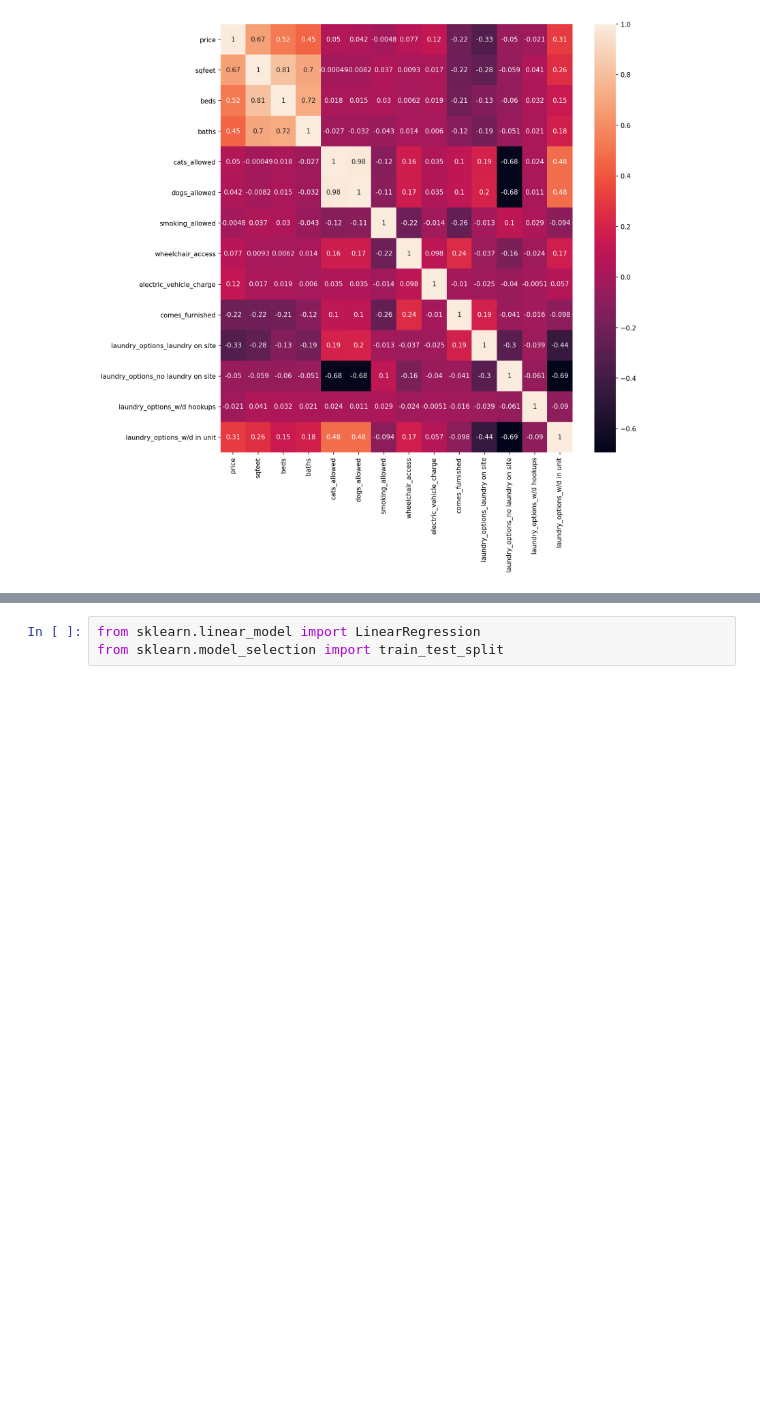
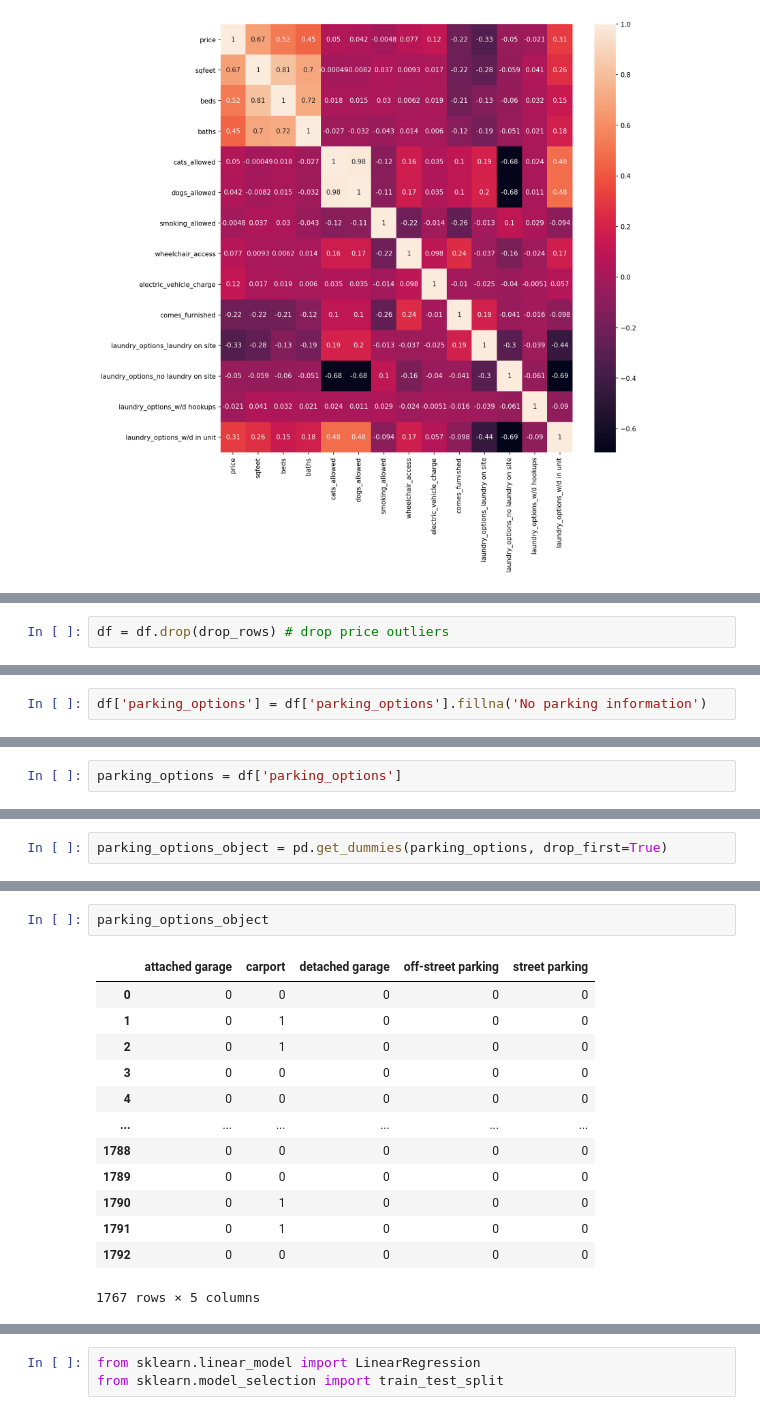
Before and after one commit to CKHarrison/phoenix-rent-predictor, a Jupyter notebook: housing.ipynb, the cells around one changed output, grey strips where cells are left out. Cells and saved outputs as stored; diff of their text form; blank space fills up the shorter version.

```diff
--- a/housing.ipynb
+++ b/housing.ipynb
@@ -282,0 +335,2 @@ sns.heatmap(final_df.corr(), annot=True)
+# %%
+df = df.drop(drop_rows) # drop price outliers
@@ -282,0 +380,2 @@ sns.heatmap(final_df.corr(), annot=True)
+# %%
+df['parking_options'] = df['parking_options'].fillna('No parking information')
@@ -282,0 +386,2 @@ sns.heatmap(final_df.corr(), annot=True)
+# %%
+parking_options = df['parking_options']
@@ -282,0 +451,2 @@ sns.heatmap(final_df.corr(), annot=True)
+# %%
+parking_options_object = pd.get_dummies(parking_options, drop_first=True)
@@ -282,0 +469,16 @@ sns.heatmap(final_df.corr(), annot=True)
+# %%
+parking_options_object
+# %% [output]
+|  | attached garage | carport | detached garage | off-street parking | street parking |
+| 0 | 0 | 0 | 0 | 0 | 0 |
+| 1 | 0 | 1 | 0 | 0 | 0 |
+| 2 | 0 | 1 | 0 | 0 | 0 |
+| 3 | 0 | 0 | 0 | 0 | 0 |
+| 4 | 0 | 0 | 0 | 0 | 0 |
+| ... | ... | ... | ... | ... | ... |
+| 1788 | 0 | 0 | 0 | 0 | 0 |
+| 1789 | 0 | 0 | 0 | 0 | 0 |
+| 1790 | 0 | 1 | 0 | 0 | 0 |
+| 1791 | 0 | 1 | 0 | 0 | 0 |
+| 1792 | 0 | 0 | 0 | 0 | 0 |
+1767 rows × 5 columns
```
Also changed, not shown: parts of 71 cells of this notebook, 2 other files.
